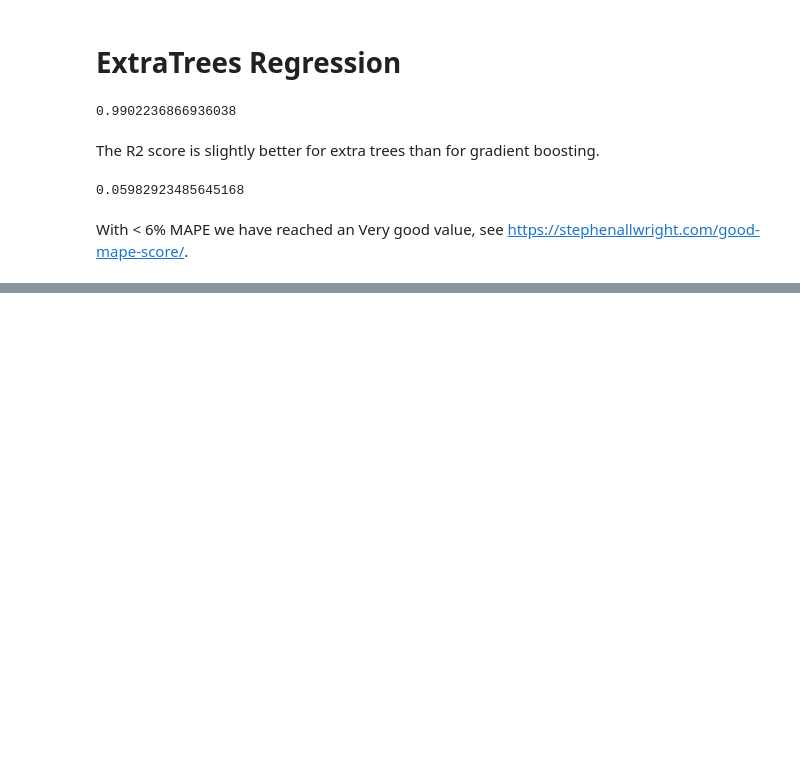
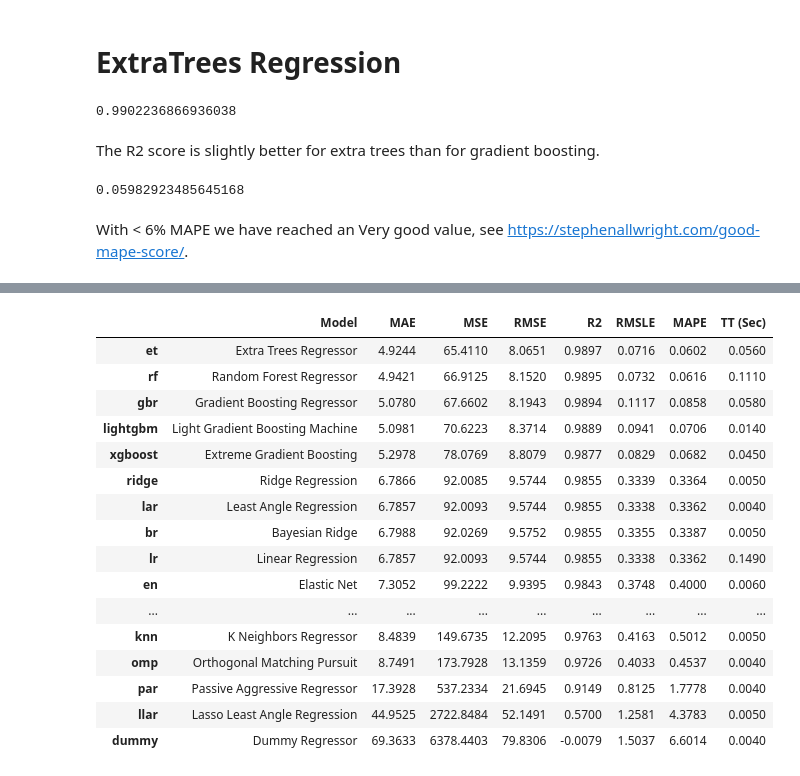
Before and after one commit to the-unbelievable-machine/shellhackathon, a Jupyter notebook: notebooks/demand_prediction_AM_v1.ipynb, the cells around one changed output, grey strips where cells are left out. Saved outputs shown, nothing was run; the diff lists cells and outputs as text; code cells hidden in the pictures; blank space fills up the shorter version.

Commit message:
Added pycaret model exploration.

```diff
--- a/notebooks/demand_prediction_AM_v1.ipynb
+++ b/notebooks/demand_prediction_AM_v1.ipynb
@@ -161,0 +186,3 @@ With < 6% MAPE we have reached an Very good value, see https://stephenallwright.
+# %%
+best = compare_models()
+# %% [output]
@@ -161,0 +190,17 @@ With < 6% MAPE we have reached an Very good value, see https://stephenallwright.
+|  | Model | MAE | MSE | RMSE | R2 | RMSLE | MAPE | TT (Sec) |
+| et | Extra Trees Regressor | 4.9244 | 65.4110 | 8.0651 | 0.9897 | 0.0716 | 0.0602 | 0.0560 |
+| rf | Random Forest Regressor | 4.9421 | 66.9125 | 8.1520 | 0.9895 | 0.0732 | 0.0616 | 0.1110 |
+| gbr | Gradient Boosting Regressor | 5.0780 | 67.6602 | 8.1943 | 0.9894 | 0.1117 | 0.0858 | 0.0580 |
+| lightgbm | Light Gradient Boosting Machine | 5.0981 | 70.6223 | 8.3714 | 0.9889 | 0.0941 | 0.0706 | 0.0140 |
+| xgboost | Extreme Gradient Boosting | 5.2978 | 78.0769 | 8.8079 | 0.9877 | 0.0829 | 0.0682 | 0.0450 |
+| ridge | Ridge Regression | 6.7866 | 92.0085 | 9.5744 | 0.9855 | 0.3339 | 0.3364 | 0.0050 |
+| lar | Least Angle Regression | 6.7857 | 92.0093 | 9.5744 | 0.9855 | 0.3338 | 0.3362 | 0.0040 |
+| br | Bayesian Ridge | 6.7988 | 92.0269 | 9.5752 | 0.9855 | 0.3355 | 0.3387 | 0.0050 |
+| lr | Linear Regression | 6.7857 | 92.0093 | 9.5744 | 0.9855 | 0.3338 | 0.3362 | 0.1490 |
+| en | Elastic Net | 7.3052 | 99.2222 | 9.9395 | 0.9843 | 0.3748 | 0.4000 | 0.0060 |
+| ... | ... | ... | ... | ... | ... | ... | ... | ... |
+| knn | K Neighbors Regressor | 8.4839 | 149.6735 | 12.2095 | 0.9763 | 0.4163 | 0.5012 | 0.0050 |
+| omp | Orthogonal Matching Pursuit | 8.7491 | 173.7928 | 13.1359 | 0.9726 | 0.4033 | 0.4537 | 0.0040 |
+| par | Passive Aggressive Regressor | 17.3928 | 537.2334 | 21.6945 | 0.9149 | 0.8125 | 1.7778 | 0.0040 |
+| llar | Lasso Least Angle Regression | 44.9525 | 2722.8484 | 52.1491 | 0.5700 | 1.2581 | 4.3783 | 0.0050 |
+| dummy | Dummy Regressor | 69.3633 | 6378.4403 | 79.8306 | -0.0079 | 1.5037 | 6.6014 | 0.0040 |
```
Also changed, not shown: parts of 12 cells of this notebook, 2 other files.
